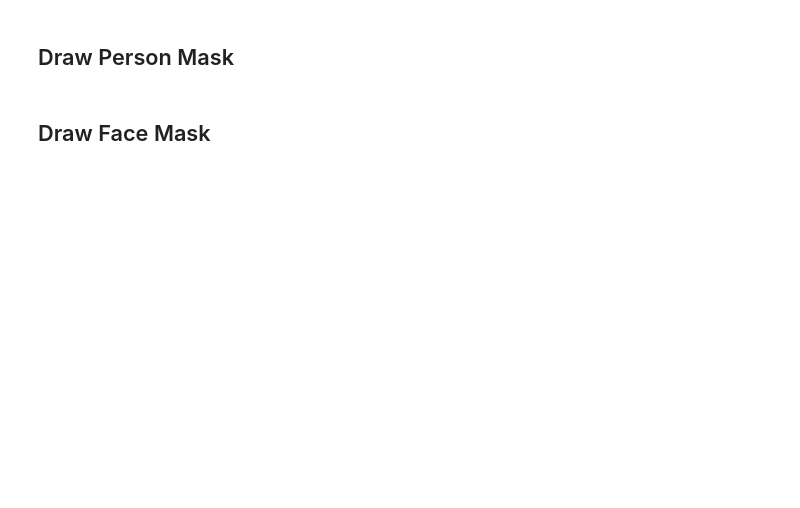
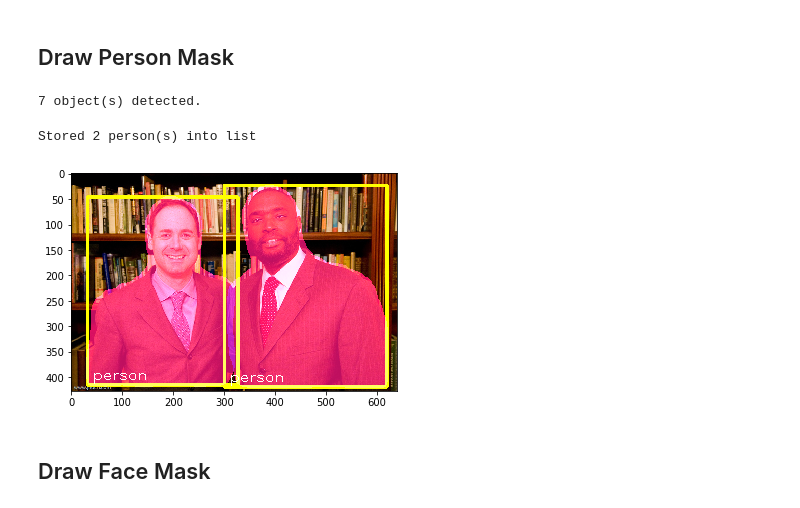
Before and after one commit to missingdaysqxy/split_head_body, a Jupyter notebook: demo.ipynb, the cells around one changed output. Cells and saved outputs as stored; diff of their text form; code cells hidden in the pictures; blank space fills up the shorter version.

```diff
--- a/demo.ipynb
+++ b/demo.ipynb
@@ -28,10 +30,11 @@ KTF.set_session(session)
 # %% [markdown]
 ## Parameters
 # %%
-image_path = "/home/liuqixuan/datasets/head_test/17618242045124_0.jpg"
+image_path = "./images/000000009179.jpg"
 rcnn_cfg = "./rcnn_configs/caffe2/e2e_mask_rcnn_X-152-32x8d-FPN-IN5k_1.44x_caffe2.yaml"
 face_weight = "Keras_FCN8s_face_seg_YuvalNirkin.h5"
-noisy_filter_size = 20 # Size of the morphological kernel, the larger the value, the greater the range of filters
+# Size of the morphological kernel, the larger the value, the greater the range of filters
+noisy_filter_size = 20
 line_color = [255, 255, 0]
 line_thickness = 5
 body_color = [255, 20, 127]
@@ -73,28 +79,35 @@ masks = predictions.get_field("mask").numpy()
 labels = predictions.get_field("labels")
 bboxes = predictions.bbox
 print("%d object(s) detected." % len(labels))
+# %% [output]
+7 object(s) detected.
 # %%
 persons = []  # [offset, person_img, person_mask]
-canvas1 = np.zeros_like(image) # apply alpha
-canvas2 = image.copy() # not apply alpha
+canvas1 = np.zeros_like(image)  # apply alpha
+canvas2 = image.copy()  # not apply alpha
 for mask, label, bbox in zip(masks, labels, bboxes):
     if label == 1:
         mask = mask[0, :, :, np.newaxis]
         _, thresh = cv2.threshold(mask, mask.mean(), 255, cv2.THRESH_BINARY)
         x1, y1, x2, y2 = bbox.numpy().astype(np.int32)
         person_img = image[y1:y2 + 1, x1:x2 + 1]
         person_mask = thresh[y1:y2 + 1, x1:x2 + 1]
-        print(image.shape, person_img.shape, person_mask.shape, (x1, y1), (x2, y2))
-        persons.append([(x1,y1), person_img, person_mask])
+        persons.append([(x1, y1), person_img, person_mask])
         # visualize
         blank = np.zeros_like(canvas1, np.uint8)
         blank[:] = body_color
-        canvas1 = cv2.bitwise_or(canvas1, blank, mask=thresh)
+        canvas1 = cv2.add(canvas1, cv2.bitwise_or(blank, blank, mask=thresh))
         cv2.rectangle(canvas2, (x1, y1), (x2, y2), line_color, line_thickness)
+        cv2.putText(canvas2, person_model.CATEGORIES[label],
+                    (x1 + 2 * line_thickness, y2 - 2 * line_thickness),
+                    cv2.FONT_HERSHEY_DUPLEX, 1, [255, 255, 255])
 canvas2 = cv2.scaleAdd(canvas1, mask_alpha, canvas2)
 plt.figure()
 plt.imshow(canvas2)
 print("Stored %d person(s) into list" % len(persons))
+# %% [output]
+Stored 2 person(s) into list
+[figure, added]
 # %% [markdown]
 ## Draw Face Mask
 # %%
```
Also changed, not shown: parts of 7 cells of this notebook, 7 other files.
